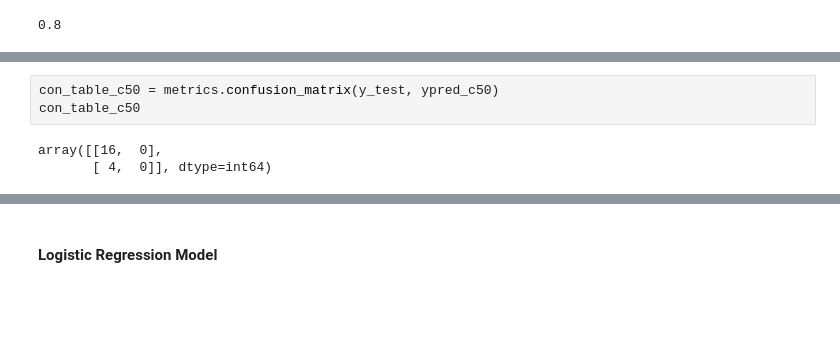
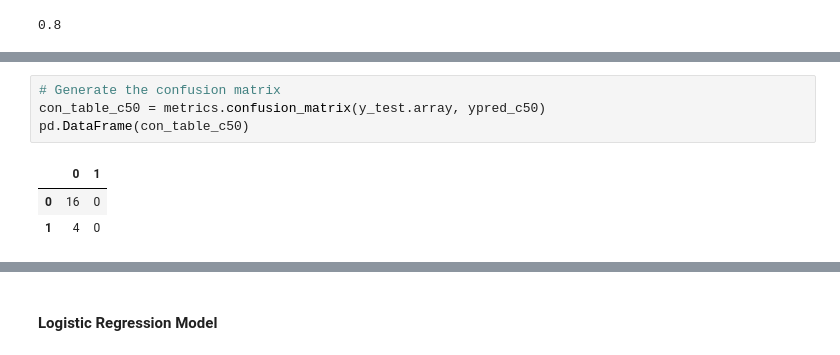
Before and after one commit to Chanlaiieng12/Predicting-Employee-Turnover, a Jupyter notebook: Team 5 Final Project.ipynb, the cells around one changed output, grey strips where cells are left out. Cells and saved outputs as stored; diff of their text form; blank space fills up the shorter version.

```diff
--- a/Team 5 Final Project.ipynb
+++ b/Team 5 Final Project.ipynb
@@ -364,6 +440,8 @@ metrics.accuracy_score(y_test, ypred_c50)
 # %%
-con_table_c50 = metrics.confusion_matrix(y_test, ypred_c50)
-con_table_c50
+# Generate the confusion matrix
+con_table_c50 = metrics.confusion_matrix(y_test.array, ypred_c50)
+pd.DataFrame(con_table_c50)
 # %% [output]
-array([[16,  0],
-       [ 4,  0]], dtype=int64)
+|  | 0 | 1 |
+| 0 | 16 | 0 |
+| 1 | 4 | 0 |
```
Also changed, not shown: parts of 41 cells of this notebook.
